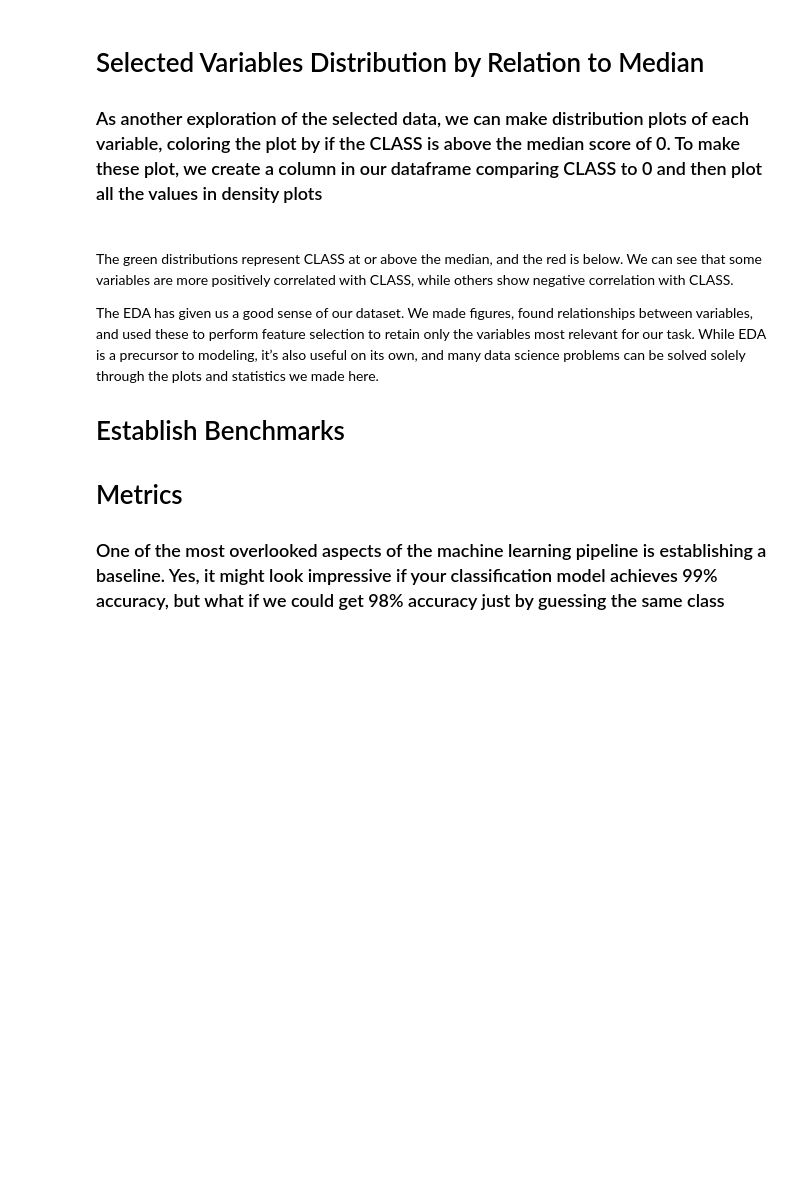
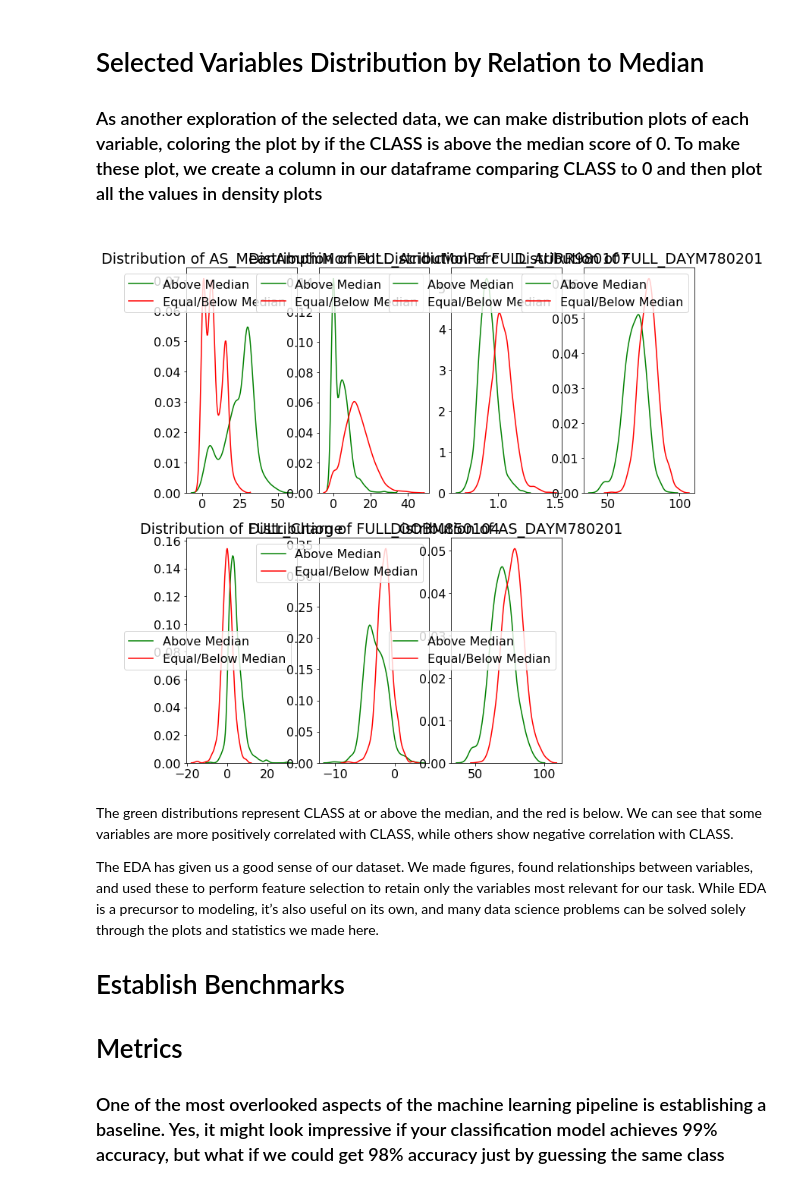
Before and after one commit to atwine/ace-class-notes, a Jupyter notebook: Assignment Colab/ACE_Class_ML.ipynb, the cells around one changed output. Cells and saved outputs as stored; diff of their text form; code cells hidden in the pictures; blank space fills up the shorter version.

```diff
--- a/Assignment Colab/ACE_Class_ML.ipynb
+++ b/Assignment Colab/ACE_Class_ML.ipynb
@@ -294,15 +300,17 @@ X_plot = X_plot.drop(columns='CLASS')
 # %%
 plt.figure(figsize=(12, 12))
 # Plot the distribution of each variable colored by the relation to the median CLASS
 for i, col in enumerate(X_plot.columns[:-1]):
-    plt.subplot(3, 2, i + 1)
+    plt.subplot(4, 2, i + 1)
     subset_above = X_plot[X_plot['relation_median'] == 'above']
     subset_below = X_plot[X_plot['relation_median'] == 'below']
     sns.kdeplot(subset_above[col], label = 'Above Median', color = 'green')
     sns.kdeplot(subset_below[col], label = 'Equal/Below Median', color = 'red')
     plt.legend(); plt.title('Distribution of %s' % col)
 
 plt.tight_layout()
+# %% [output]
+[figure, added]
 # %% [markdown]
 The green distributions represent CLASS at or above the median, and the red is below. We can see that some variables are more positively correlated with CLASS, while others show negative correlation with CLASS.
 
```
Also changed, not shown: parts of 7 cells of this notebook.
